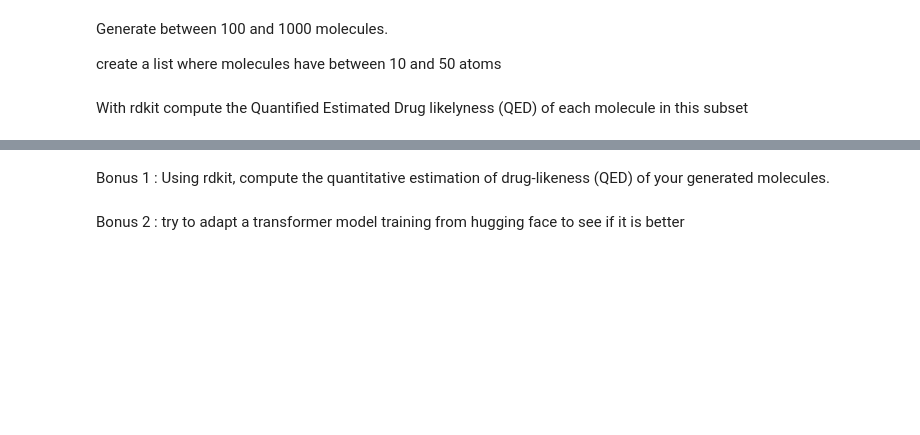
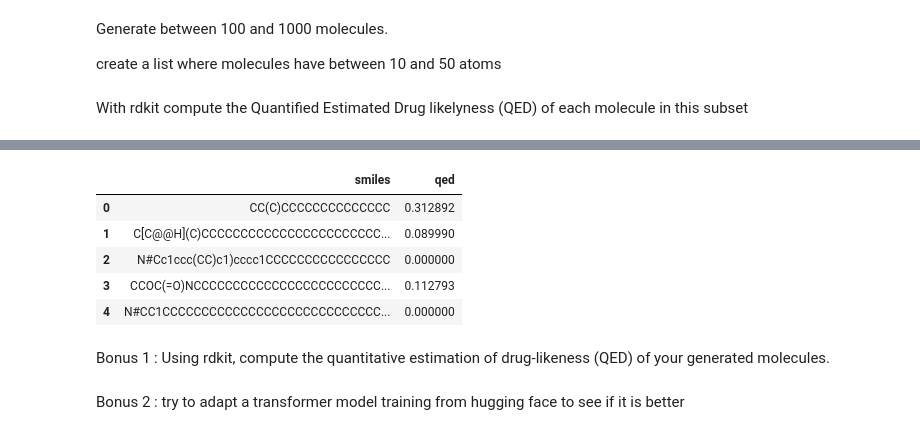
Before and after one commit to walibi006/MLBIO_TP2, a Jupyter notebook: 2_Generating_molecules_for_drug_discovery_etudiant.ipynb, the cells around one changed output, grey strips where cells are left out. Cells and saved outputs as stored; diff of their text form; code cells hidden in the pictures; blank space fills up the shorter version.

```diff
--- a/2_Generating_molecules_for_drug_discovery_etudiant.ipynb
+++ b/2_Generating_molecules_for_drug_discovery_etudiant.ipynb
@@ -121,2 +232,6 @@ Add a Dense layer on top with with the appropriate activation function and numbe
 # %% [markdown]
 Compile the model with the appropriate loss function and the adam optimizer
+# %%
+model.compile(loss='sparse_categorical_crossentropy', optimizer='adam')
+
+model.summary()
@@ -123,2 +258,4 @@ Compile the model with the appropriate loss function and the adam optimizer
 # %% [markdown]
 Train the model on 20 epochs and 10 examples (yeah you read correctly) and check that the model overfits !
+# %%
+model.fit(X_train[:10], y_train[:10], epochs=20)
@@ -127,4 +285,16 @@ If it does not overfit try to fix data prep and model architecture so it does
 # %% [markdown]
 Create a function **make_prediction(seed_start)** which takes a starting string sequence and uses it to generate a molecule
+# %%
+def make_prediction(seed_start):
+    import random
+    length = random.randint(10, 50)
+    while len(seed_start) < length:
+        X, _ = build_X_and_y(seed_start, len(seed_start) - 5, 5)
+        X = np.array([unic_char_int[char] for char in X]).astype(np.float32)
+        X = np.reshape(X, (X.shape[0], 1))
+        X = X / float(nb_unic_chars)
+        pred = model.predict(np.array([X]), verbose=0)
+        seed_start += map_int_ot_char(unic_characters_all_smiles)[np.argmax(pred)]
+    return seed_start
 # %% [markdown]
 generate a molecule of your overfitted model
@@ -139,5 +341,30 @@ it should take a long time so either follow the class or go take a nap
 Generate between 100 and 1000 molecules.
 
 create a list where molecules have between 10 and 50 atoms
+# %%
+pred_vectorized = np.vectorize(lambda x: make_prediction(x[:5]))
+
+smiles = df['smiles'][:250].to_numpy()
+
+generated = pd.DataFrame()
+
+generated['smiles'] = pred_vectorized(smiles)
 # %% [markdown]
 With rdkit compute the Quantified Estimated Drug likelyness (QED) of each molecule in this subset
+# %%
+#compute QED
+
+from rdkit.Chem import QED
+
+def compute_qed(smiles):
+    try:
+        mol = Chem.MolFromSmiles(smiles)
+        qed = QED.qed(mol)
+    except:
+        qed = 0
+    return qed
+
+generated['qed'] = generated['smiles'].map(lambda x: compute_qed(x))
+
+generated.head()
+# %% [output]
@@ -144,3 +388,9 @@ With rdkit compute the Quantified Estimated Drug likelyness (QED) of each molecu
+|  | smiles | qed |
+| 0 | CC(C)CCCCCCCCCCCCCC | 0.312892 |
+| 1 | C[C@@H](C)CCCCCCCCCCCCCCCCCCCCCCC... | 0.089990 |
+| 2 | N#Cc1ccc(CC)c1)cccc1CCCCCCCCCCCCCCCC | 0.000000 |
+| 3 | CCOC(=O)NCCCCCCCCCCCCCCCCCCCCCCCC... | 0.112793 |
+| 4 | N#CC1CCCCCCCCCCCCCCCCCCCCCCCCCCCC... | 0.000000 |
 # %% [markdown]
 Bonus 1 : Using rdkit, compute the quantitative estimation of drug-likeness (QED) of your generated molecules.
 # %% [markdown]
```
Also changed, not shown: parts of 27 cells of this notebook, 2 other files.
